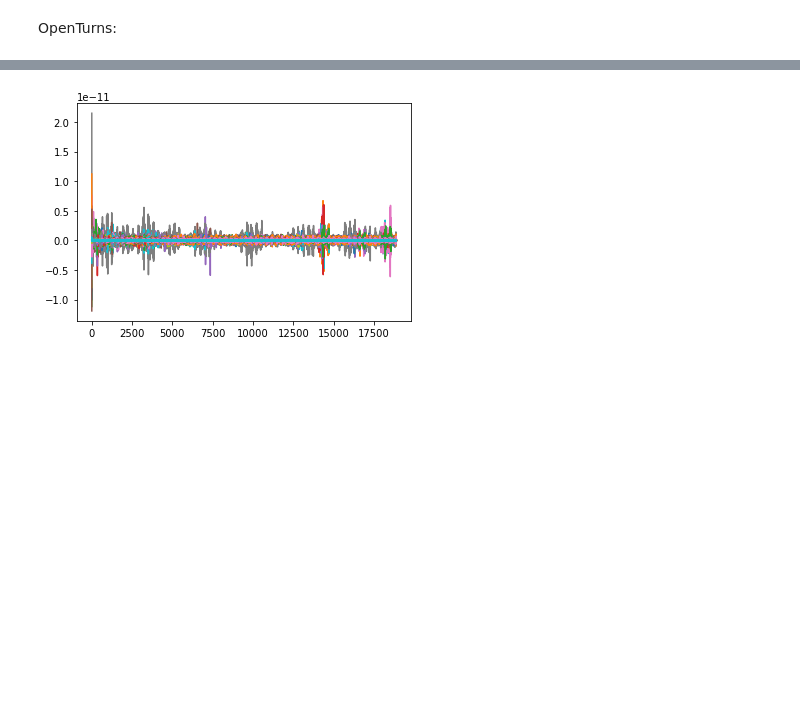
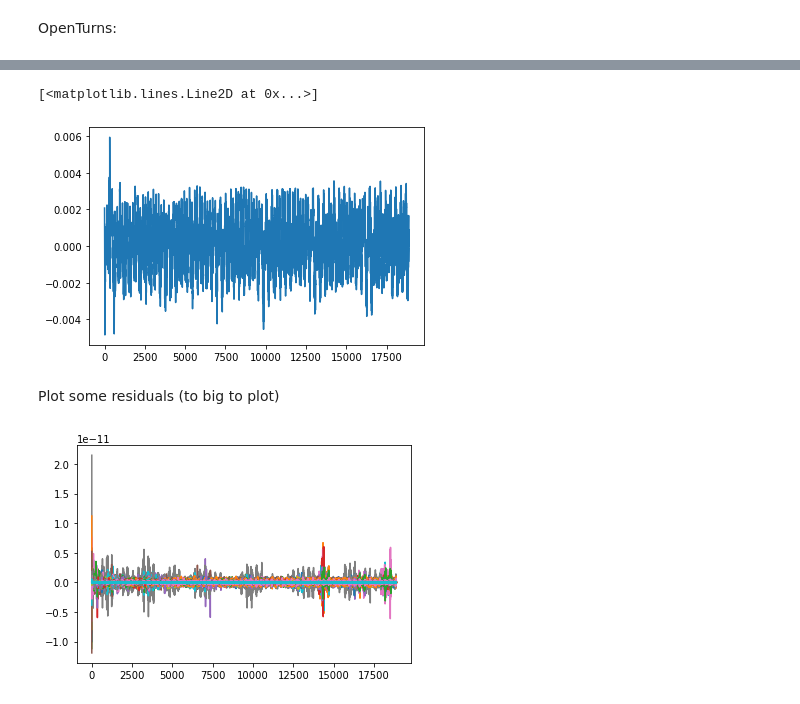
Before and after one commit to cobando/EmergencyBraking, a Jupyter notebook: Notebooks/fPCA_spatiotemporal.ipynb, the cells around one changed output, grey strips where cells are left out. Saved outputs shown, nothing was run; the diff lists cells and outputs as text; code cells hidden in the pictures; blank space fills up the shorter version.

```diff
--- a/Notebooks/fPCA_spatiotemporal.ipynb
+++ b/Notebooks/fPCA_spatiotemporal.ipynb
@@ -129,6 +129,8 @@ for k in range(process_sample.getSize()):
     plt.plot (res)
 # %% [output]
 [figure]
+# %%
+mode_0_onesubject = np.asarray(fPCA.getModesAsProcessSample()[0])
 # %% [markdown]
 ### <font color='green'> Etape 2: PCA - erreur de troncature</font>
 # %%
@@ -277,3 +275,12 @@ SyntaxError: invalid syntax (<ipython-input-30-22fd347a1bad>, line 1)
+# %%
+mode1_all = np.asarray(fPCA.getModesAsProcessSample()[0])
+# %%
+plt.plot(mode1_all - mode_0_onesubject) # Doesn’t seem like the same basis
+# %% [output]
+[<matplotlib.lines.Line2D at 0x...>]
+[figure, added]
+# %% [markdown]
+Plot some residuals (to big to plot)
 # %%
 T     = np.array([t for t in spatiotemp_mesh]) #
 V_app = ot.DualLinearCombinationFunction(fPCA.getModes(), np.array(XiLambda).T) # TO reconstruct the signal
```
Also changed, not shown: parts of 1 cell of this notebook, 1 other file.
